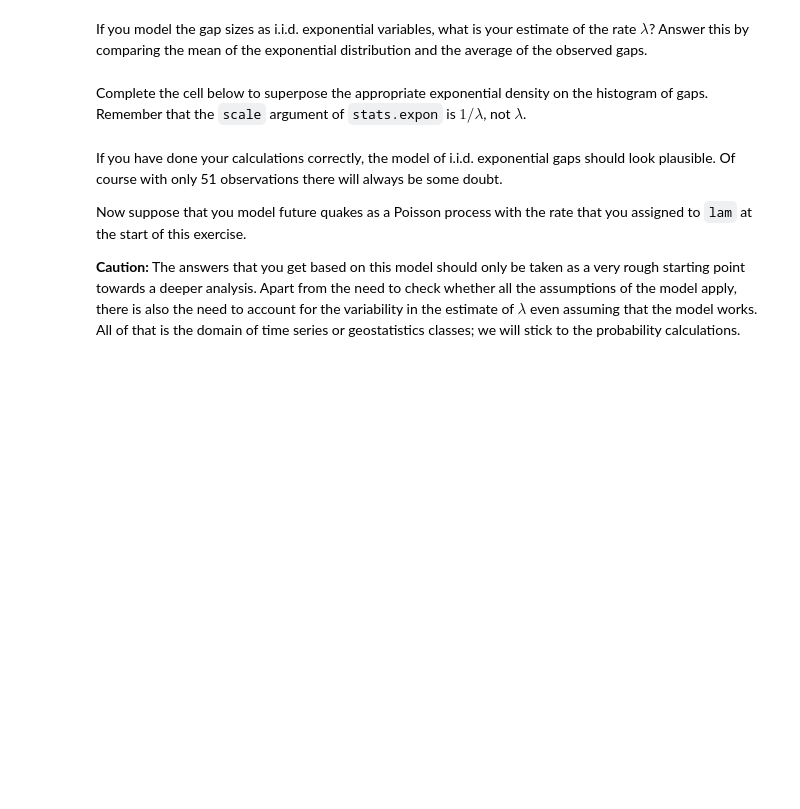
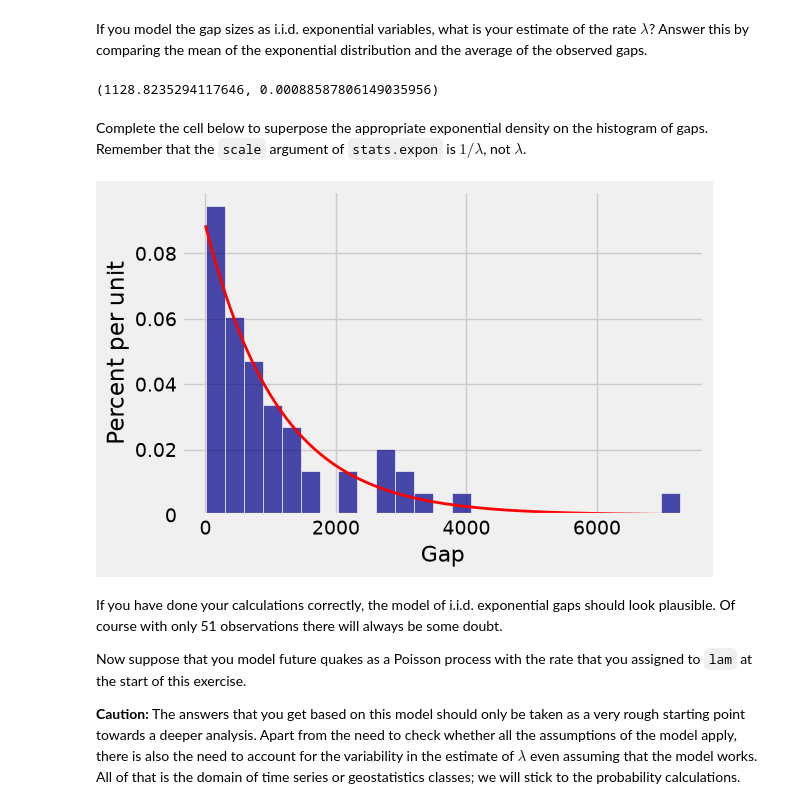
Before and after one commit to dk363/data140, a Jupyter notebook: lab/Lab_07.ipynb, the cells around one changed output. Cells and saved outputs as stored; diff of their text form; code cells hidden in the pictures; blank space fills up the shorter version.

```diff
--- a/lab/Lab_07.ipynb
+++ b/lab/Lab_07.ipynb
@@ -685,16 +752,20 @@ If you model the gap sizes as i.i.d. exponential variables, what is your estimat
 gaps = quakes.column('Gap')
 mean_gap = np.mean(gaps)
 
-lam = ...
+lam = 1/mean_gap
 
 mean_gap, lam
+# %% [output]
+(1128.8235294117646, 0.00088587806149035956)
 # %% [markdown]
 Complete the cell below to superpose the appropriate exponential density on the histogram of gaps. Remember that the `scale` argument of `stats.expon` is $1/\lambda$, not $\lambda$.
 # %%
 quakes.hist('Gap', bins=25)
 t = np.arange(7000)
-f = stats.expon.pdf(t, scale = ...)
+f = stats.expon.pdf(t, scale = 1/lam)
 plt.plot(t, f, color='red', lw=2);
+# %% [output]
+[figure, added]
 # %% [markdown]
 If you have done your calculations correctly, the model of i.i.d. exponential gaps should look plausible. Of course with only 51 observations there will always be some doubt.
 
```
Also changed, not shown: parts of 29 cells of this notebook.
